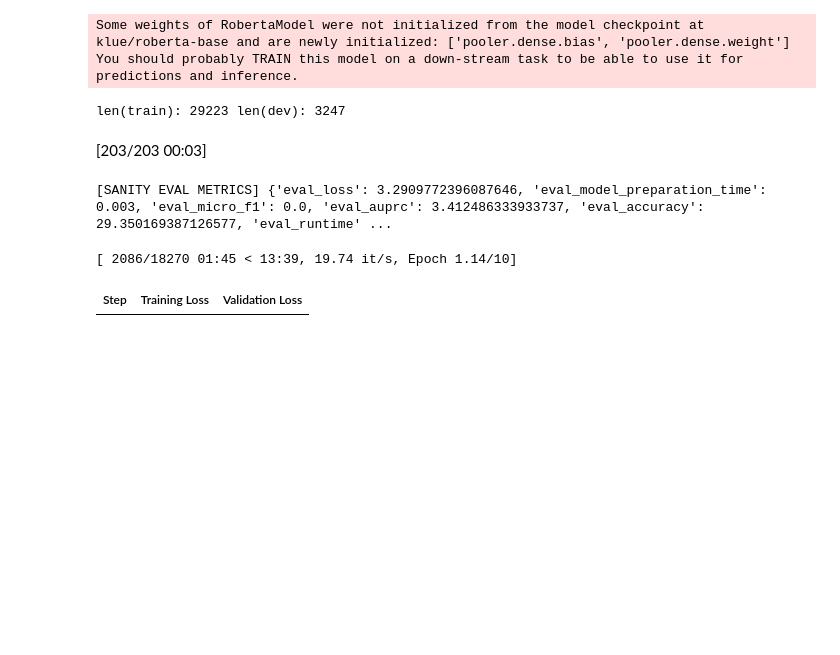
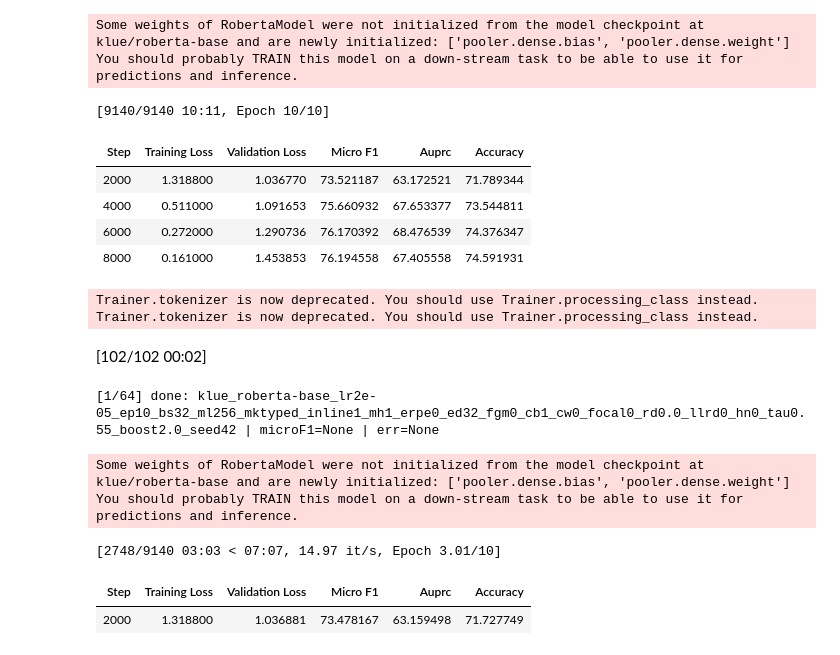
Before and after one commit to Cheeyoung-Yoon/upstage_test, a Jupyter notebook: logic_test.ipynb, the cells around one changed output. Drawn from its saved outputs; the diff is of its cells as text; code cells hidden in the pictures; blank space fills up the shorter version.

```diff
--- a/logic_test.ipynb
+++ b/logic_test.ipynb
@@ -33,7 +33,7 @@ class TrainConfig:
     seed: int = 42
     max_length: int = 256
     fp16: bool = True
-    es_patience: int = 5
+    es_patience: int = 2
 
     # 표현/토큰
     inline_markers: bool = True
@@ -843,9 +843,10 @@ def run_grid_plus(
 
                 print(f"[{idx}/{total}] done: {row['run']} | microF1={row['micro_f1']} | err={row['error']}")
 
-    df = pd.DataFrame(results)
-    # .sort_values(by=["micro_f1","auprc","accuracy"], ascending=False, na_position="last")
-    df.to_csv(os.path.join(base_out, f"param_grid_summary.csv"), index=False, encoding="utf-8-sig")
+                df = pd.DataFrame(results)
+                print(df)
+                # .sort_values(by=["micro_f1","auprc","accuracy"], ascending=False, na_position="last")
+                df.to_csv(os.path.join(base_out, f"{run_name}_grid_summary.csv"), index=False, encoding="utf-8-sig", method = 'a')
     return df
 # %%
 
@@ -864,13 +865,13 @@ MODELS = [
 
 HP_SPACE = {
     # 기본 HP
-    "lr":              [2e-5, 3e-5],
+    "lr":              [2e-5],
     "epochs":          [10],
-    "train_bsz":       [16, 32],
-    "max_len":         [256, 320],
+    "train_bsz":       [32],
+    "max_len":         [256],
     "scheduler":       ["cosine"],
     "warmup_ratio":    [0.05],
-    "label_smoothing": [0.0, 0.1],
+    "label_smoothing": [0.1],
 
     # 표현
     "marker_variant":  ["typed"],
@@ -878,8 +879,8 @@ HP_SPACE = {
 
     # 손실/정규화
     "use_class_weight":[False],
-    "use_cb_loss":     [True, False],
-    "use_focal":       [False, True],
+    "use_cb_loss":     [True],
+    "use_focal":       [False],
     "focal_gamma":     [2.0],
     "rdrop_alpha":     [0.0, 2.0],
 
@@ -924,35 +925,45 @@ HP_SPACE = {
 #     "use_fgm": [False],
 #     "fgm_eps": [1e-3],
 #     "use_llrd": [False],
 #     "llrd_decay": [0.95],
 #     "use_hardneg": [False],
 #     "hardneg_tau": [0.55],
 #     "hardneg_boost": [2.0],
 #     "use_tta": [False],
 #     "tta_n": [4],
 # }
 
 df = run_grid_plus(
       train_csv=TRAIN_CSV,
       dev_csv=DEV_CSV,
       models=MODELS,
       hp_space=HP_SPACE,
       base_out="/content/drive/MyDrive/Colab Notebooks/upstage/grid_runs_plus",
       seed_list=[42],
       label_list=DEFAULT_LABEL_LIST,
 )
 
 df.to_csv("/content/drive/MyDrive/Colab Notebooks/upstage/dataset/result.csv")
   # 상위 10개만 출력
 with pd.option_context('display.max_columns', None):
     print(df.head(10))
 
 df['error'].iloc[0]
 # %% [output]
 Some weights of RobertaModel were not initialized from the model checkpoint at klue/roberta-base and are newly initialized: ['pooler.dense.bias', 'pooler.dense.weight']
 You should probably TRAIN this model on a down-stream task to be able to use it for predictions and inference.
-len(train): 29223 len(dev): 3247
+[9140/9140 10:11, Epoch 10/10]
+| Step | Training Loss | Validation Loss | Micro F1 | Auprc | Accuracy |
+| 2000 | 1.318800 | 1.036770 | 73.521187 | 63.172521 | 71.789344 |
+| 4000 | 0.511000 | 1.091653 | 75.660932 | 67.653377 | 73.544811 |
+| 6000 | 0.272000 | 1.290736 | 76.170392 | 68.476539 | 74.376347 |
+| 8000 | 0.161000 | 1.453853 | 76.194558 | 67.405558 | 74.591931 |
+Trainer.tokenizer is now deprecated. You should use Trainer.processing_class instead.
+Trainer.tokenizer is now deprecated. You should use Trainer.processing_class instead.
-[203/203 00:03]
+[102/102 00:02]
-[SANITY EVAL METRICS] {'eval_loss': 3.2909772396087646, 'eval_model_preparation_time': 0.003, 'eval_micro_f1': 0.0, 'eval_auprc': 3.412486333933737, 'eval_accuracy': 29.350169387126577, 'eval_runtime' ...
-[ 2086/18270 01:45 < 13:39, 19.74 it/s, Epoch 1.14/10]
+[1/64] done: klue_roberta-base_lr2e-05_ep10_bs32_ml256_mktyped_inline1_mh1_erpe0_ed32_fgm0_cb1_cw0_focal0_rd0.0_llrd0_hn0_tau0.55_boost2.0_seed42 | microF1=None | err=None
-| Step | Training Loss | Validation Loss |
+Some weights of RobertaModel were not initialized from the model checkpoint at klue/roberta-base and are newly initialized: ['pooler.dense.bias', 'pooler.dense.weight']
+You should probably TRAIN this model on a down-stream task to be able to use it for predictions and inference.
+[2748/9140 03:03 < 07:07, 14.97 it/s, Epoch 3.01/10]
+| Step | Training Loss | Validation Loss | Micro F1 | Auprc | Accuracy |
+| 2000 | 1.318800 | 1.036881 | 73.478167 | 63.159498 | 71.727749 |
```
